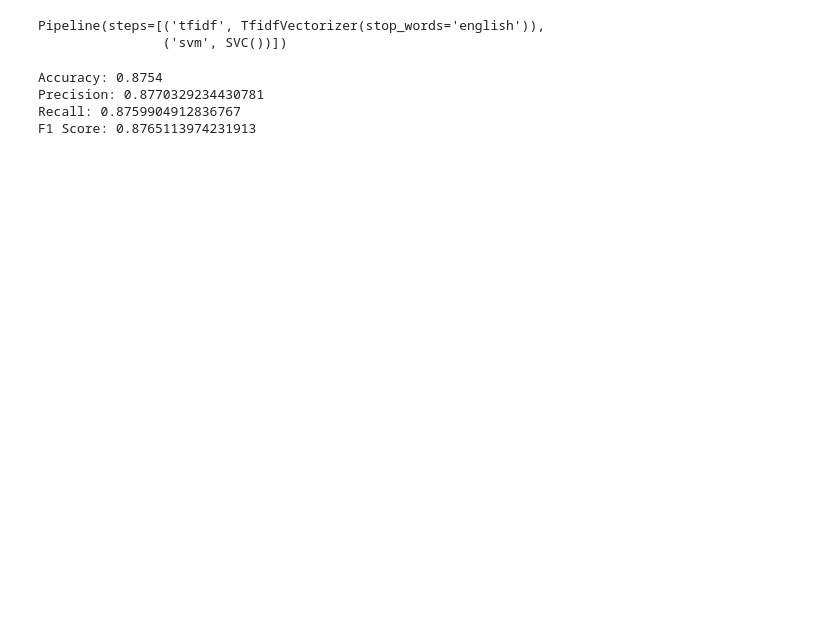
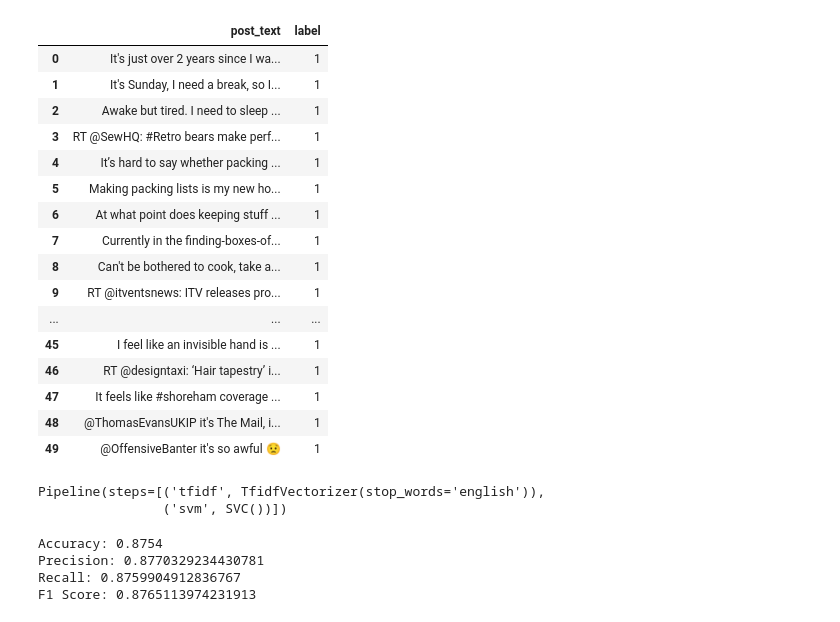
Before and after one commit to Alexakamm/ai-project, a Jupyter notebook: src/SVM/svm.ipynb, the cells around one changed output. Saved outputs shown, nothing was run; the diff lists cells and outputs as text; code cells hidden in the pictures; blank space fills up the shorter version.

```diff
--- a/src/SVM/svm.ipynb
+++ b/src/SVM/svm.ipynb
@@ -5,12 +5,35 @@ from sklearn.feature_extraction.text import TfidfVectorizer
 from sklearn.svm import SVC
 from sklearn.metrics import accuracy_score, precision_score, recall_score, f1_score
 from sklearn.pipeline import Pipeline
+# %%
+pd.set_option("display.max_columns", None)
+pd.set_option("display.max_colwidth", 1000)
 # %%
 df = pd.read_csv("../../data/Mental-Health-Twitter.csv")
 # %%
 useful_columns = ['post_text', 'label']
 
 df = df[useful_columns].copy()
+# %%
+df.head(50)
+# %% [output]
+|  | post_text | label |
+| 0 | It's just over 2 years since I wa... | 1 |
+| 1 | It's Sunday, I need a break, so I... | 1 |
+| 2 | Awake but tired. I need to sleep ... | 1 |
+| 3 | RT @SewHQ: #Retro bears make perf... | 1 |
+| 4 | It’s hard to say whether packing ... | 1 |
+| 5 | Making packing lists is my new ho... | 1 |
+| 6 | At what point does keeping stuff ... | 1 |
+| 7 | Currently in the finding-boxes-of... | 1 |
+| 8 | Can't be bothered to cook, take a... | 1 |
+| 9 | RT @itventsnews: ITV releases pro... | 1 |
+| ... | ... | ... |
+| 45 | I feel like an invisible hand is ... | 1 |
+| 46 | RT @designtaxi: ‘Hair tapestry’ i... | 1 |
+| 47 | It feels like #shoreham coverage ... | 1 |
+| 48 | @ThomasEvansUKIP it's The Mail, i... | 1 |
+| 49 | @OffensiveBanter it's so awful 😟 | 1 |
 # %%
 X_train, X_test, y_train, y_test = train_test_split(df['post_text'], df['label'], test_size=0.25, random_state=42)
 # %%
```
Also changed, not shown: 1 other file.
